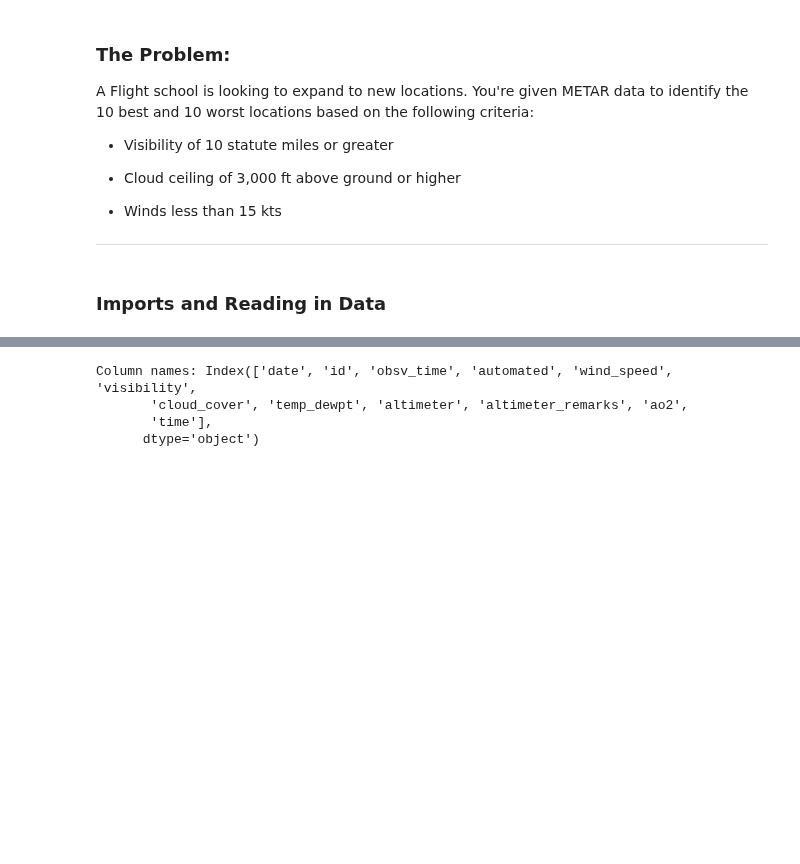
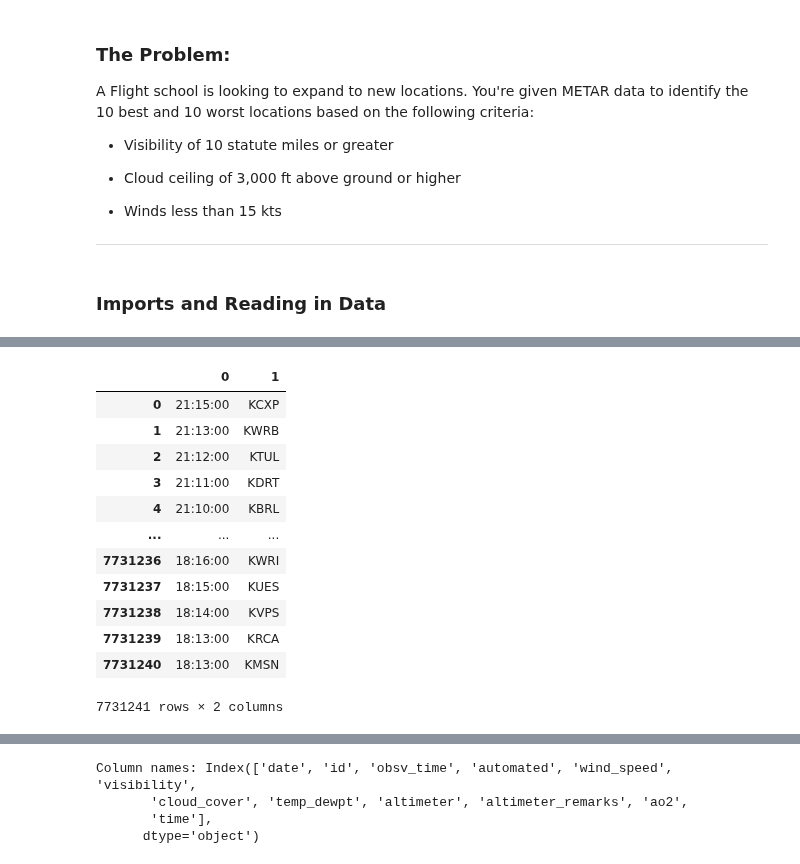
Before and after one commit to hank-butler/METAR_Data, a Jupyter notebook: code/01-data-cleaning.ipynb, the cells around one changed output, grey strips where cells are left out. Drawn from its saved outputs; the diff is of its cells as text; code cells hidden in the pictures; blank space fills up the shorter version.

Commit message:
trying .str.split()

```diff
--- a/code/01-data-cleaning.ipynb
+++ b/code/01-data-cleaning.ipynb
@@ -40,3 +40,19 @@ df.head()
 | 2 | 2015-03-25 | 21:12:00\tKTUL | 252112Z | 14006KT | 10SM | TS | BKN035 | BKN120 | BKN250 | ... |
 | 3 | 2015-03-25 | 21:11:00\tKDRT | 252111Z | AUTO | 13007KT | 10SM | SCT023 | 22/17 | A2986 | ... |
 | 4 | 2015-03-25 | 21:10:00\tKBRL | 252110Z | AUTO | 33009KT | 8SM | SCT016 | 07/03 | A3006 | ... |
+# %%
+df['id'].str.split(pat = '\t', expand = True)
+# %% [output]
+|  | 0 | 1 |
+| 0 | 21:15:00 | KCXP |
+| 1 | 21:13:00 | KWRB |
+| 2 | 21:12:00 | KTUL |
+| 3 | 21:11:00 | KDRT |
+| 4 | 21:10:00 | KBRL |
+| ... | ... | ... |
+| 7731236 | 18:16:00 | KWRI |
+| 7731237 | 18:15:00 | KUES |
+| 7731238 | 18:14:00 | KVPS |
+| 7731239 | 18:13:00 | KRCA |
+| 7731240 | 18:13:00 | KMSN |
+7731241 rows × 2 columns
```
Also changed, not shown: parts of 1 cell of this notebook.
